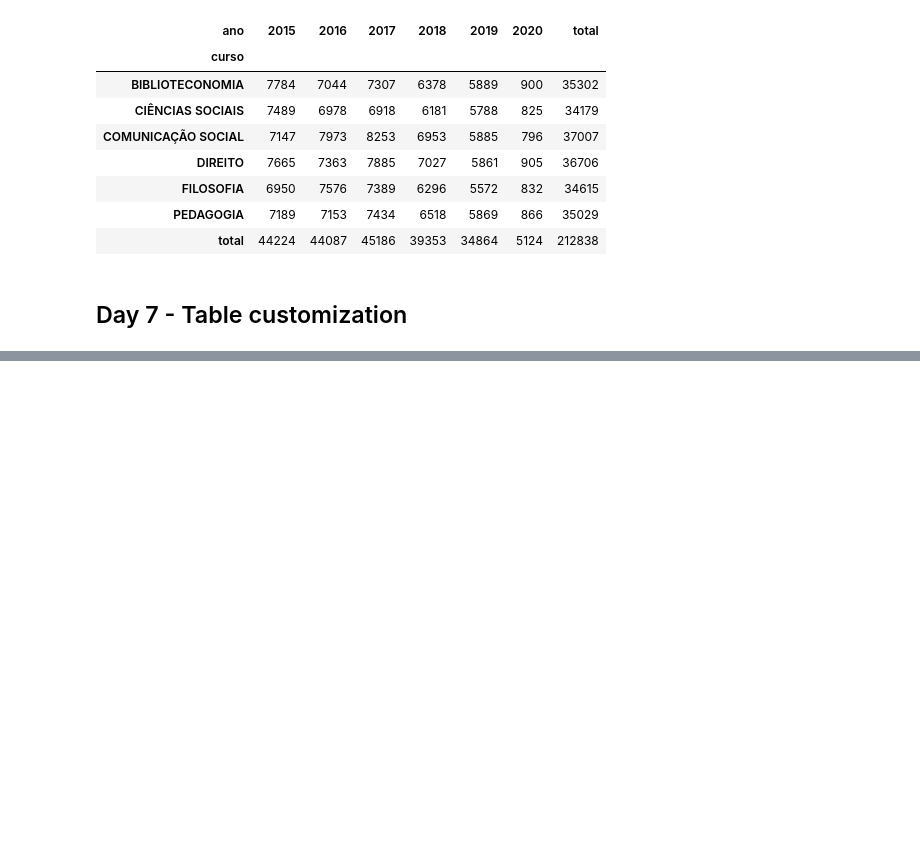
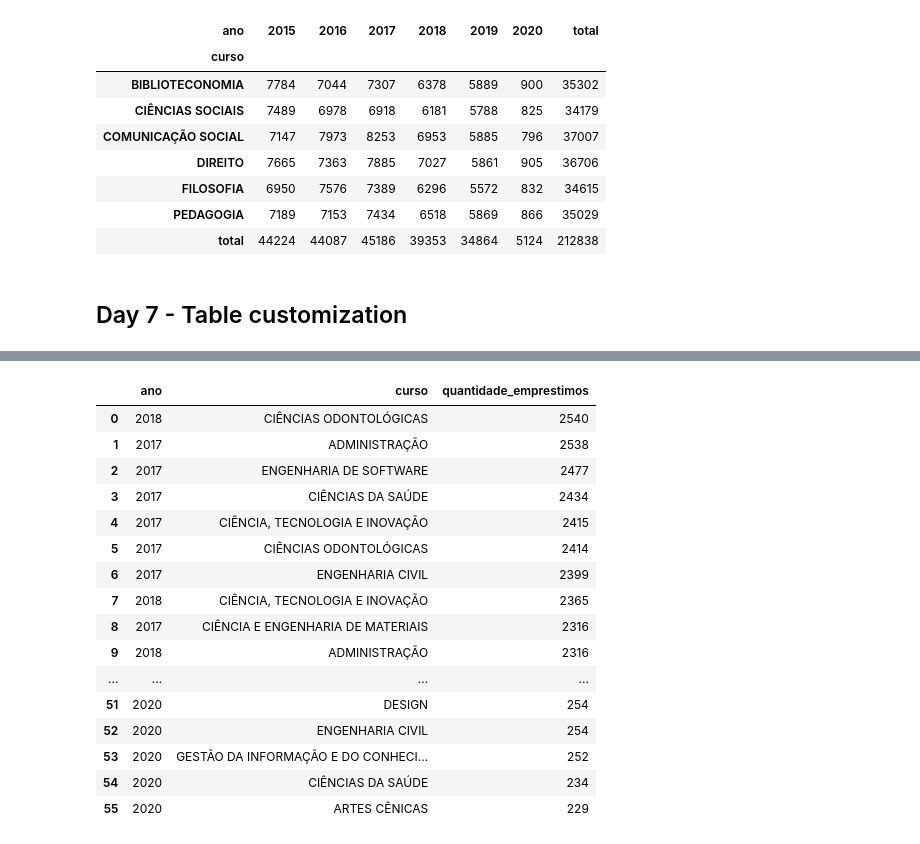
Before and after one commit to migueltosi/UFRN-Library-Data-Analysis, a Jupyter notebook: UFRN_Library.ipynb, the cells around one changed output, grey strips where cells are left out. Drawn from its saved outputs; the diff is of its cells as text; code cells hidden in the pictures; blank space fills up the shorter version.

```diff
--- a/UFRN_Library.ipynb
+++ b/UFRN_Library.ipynb
@@ -1000,0 +1145,15 @@ pd.pivot_table(data_analysis, index = 'curso', columns = 'ano', values='quantida
+# %%
+users_before_2010 = pd.read_excel('https://github.com/FranciscoFoz/7_Days_of_Code_Alura-Python-Pandas/raw/main/Dia_6-Novos_dados_novas_analises/Datasets/matricula_alunos.xlsx', sheet_name='Até 2010', skiprows=1)
+users_after_2010 = pd.read_excel('https://github.com/FranciscoFoz/7_Days_of_Code_Alura-Python-Pandas/raw/main/Dia_6-Novos_dados_novas_analises/Datasets/matricula_alunos.xlsx', sheet_name='Após 2010', skiprows=1)
+users_before_2010.columns = ('matricula_ou_siape', 'tipo_vinculo_usuario', 'curso')
+users_after_2010.columns = ('matricula_ou_siape', 'tipo_vinculo_usuario', 'curso')
+users_excel = pd.concat([users_before_2010, users_after_2010])
+users_json = pd.read_json('https://github.com/FranciscoFoz/7_Days_of_Code_Alura-Python-Pandas/raw/main/Dia_6-Novos_dados_novas_analises/Datasets/cadastro_alunos.json')
+users_json = pd.read_json(users_json['registros'][1])
+users_json['matricula_ou_siape'] = users_json.matricula_ou_siape.astype('float')
+users_json['matricula_ou_siape'] = users_json.matricula_ou_siape.astype('string')
+# %%
+user_courses = pd.concat([users_excel,users_json])
+user_courses = user_courses[user_courses['matricula_ou_siape'].notnull()]
+user_courses = user_courses[user_courses['tipo_vinculo_usuario'].notnull()]
+user_courses = user_courses[user_courses['curso'].notnull()]
@@ -1000,0 +1176,7 @@ pd.pivot_table(data_analysis, index = 'curso', columns = 'ano', values='quantida
+# %%
+date_analysis = df.query("tipo_vinculo_usuario == 'ALUNO DE PÓS-GRADUAÇÃO'")
+date_analysis = df[['matricula_ou_siape','data_emprestimo']]
+date_analysis = date_analysis.query('data_emprestimo > 2017')
+date_analysis = date_analysis[date_analysis['matricula_ou_siape'].notnull()]
+date_analysis = date_analysis[date_analysis['data_emprestimo'].notnull()]
+date_analysis
@@ -1000,0 +1216,22 @@ pd.pivot_table(data_analysis, index = 'curso', columns = 'ano', values='quantida
+# %%
+df_analysis = df_analysis[['ano', 'curso']].value_counts().reset_index()
+df_analysis.columns = ['ano','curso','quantidade_emprestimos']
+df_analysis
+# %% [output]
+|  | ano | curso | quantidade_emprestimos |
+| 0 | 2018 | CIÊNCIAS ODONTOLÓGICAS | 2540 |
+| 1 | 2017 | ADMINISTRAÇÃO | 2538 |
+| 2 | 2017 | ENGENHARIA DE SOFTWARE | 2477 |
+| 3 | 2017 | CIÊNCIAS DA SAÚDE | 2434 |
+| 4 | 2017 | CIÊNCIA, TECNOLOGIA E INOVAÇÃO | 2415 |
+| 5 | 2017 | CIÊNCIAS ODONTOLÓGICAS | 2414 |
+| 6 | 2017 | ENGENHARIA CIVIL | 2399 |
+| 7 | 2018 | CIÊNCIA, TECNOLOGIA E INOVAÇÃO | 2365 |
+| 8 | 2017 | CIÊNCIA E ENGENHARIA DE MATERIAIS | 2316 |
+| 9 | 2018 | ADMINISTRAÇÃO | 2316 |
+| ... | ... | ... | ... |
+| 51 | 2020 | DESIGN | 254 |
+| 52 | 2020 | ENGENHARIA CIVIL | 254 |
+| 53 | 2020 | GESTÃO DA INFORMAÇÃO E DO CONHECI... | 252 |
+| 54 | 2020 | CIÊNCIAS DA SAÚDE | 234 |
+| 55 | 2020 | ARTES CÊNICAS | 229 |
```
Also changed, not shown: parts of 32 cells of this notebook.
